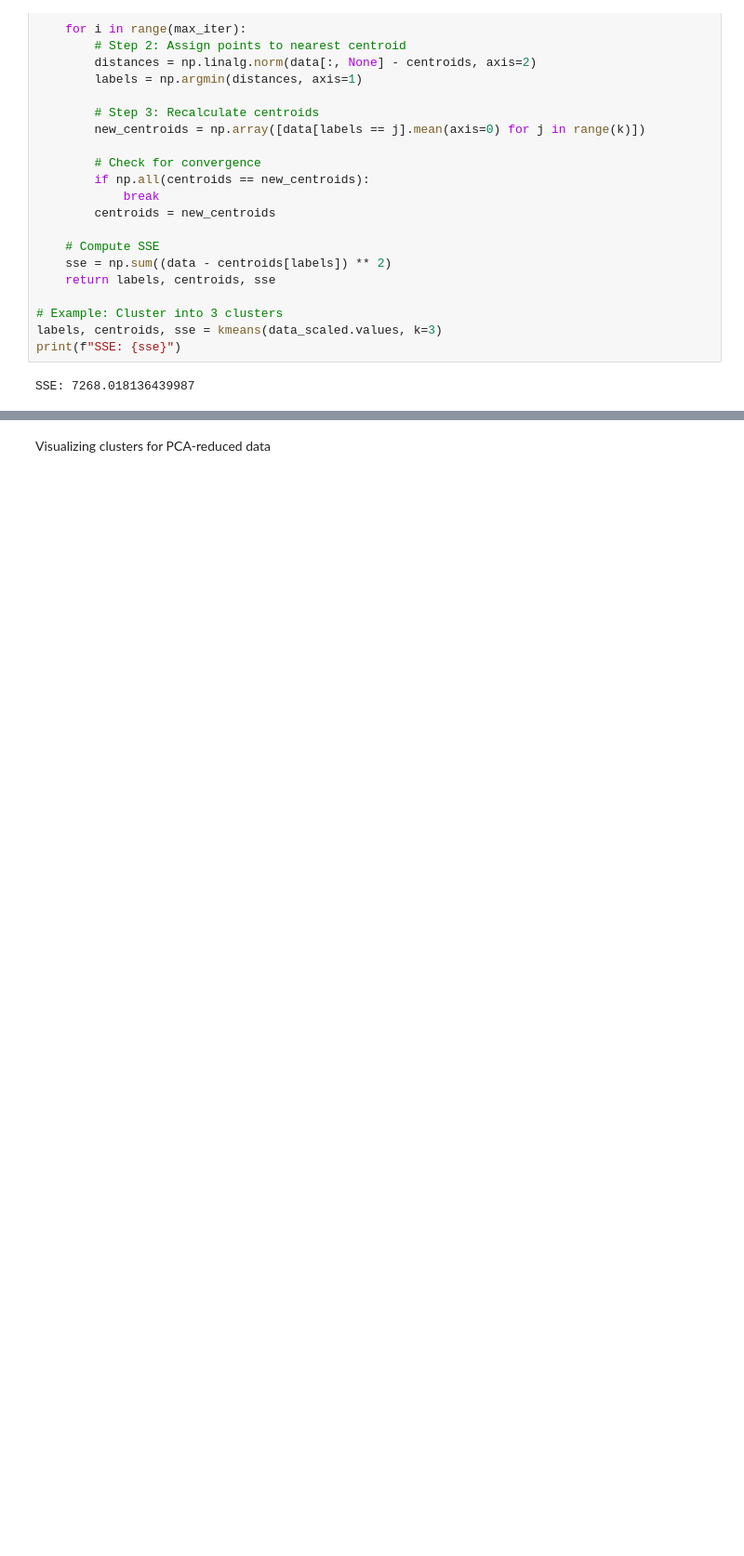
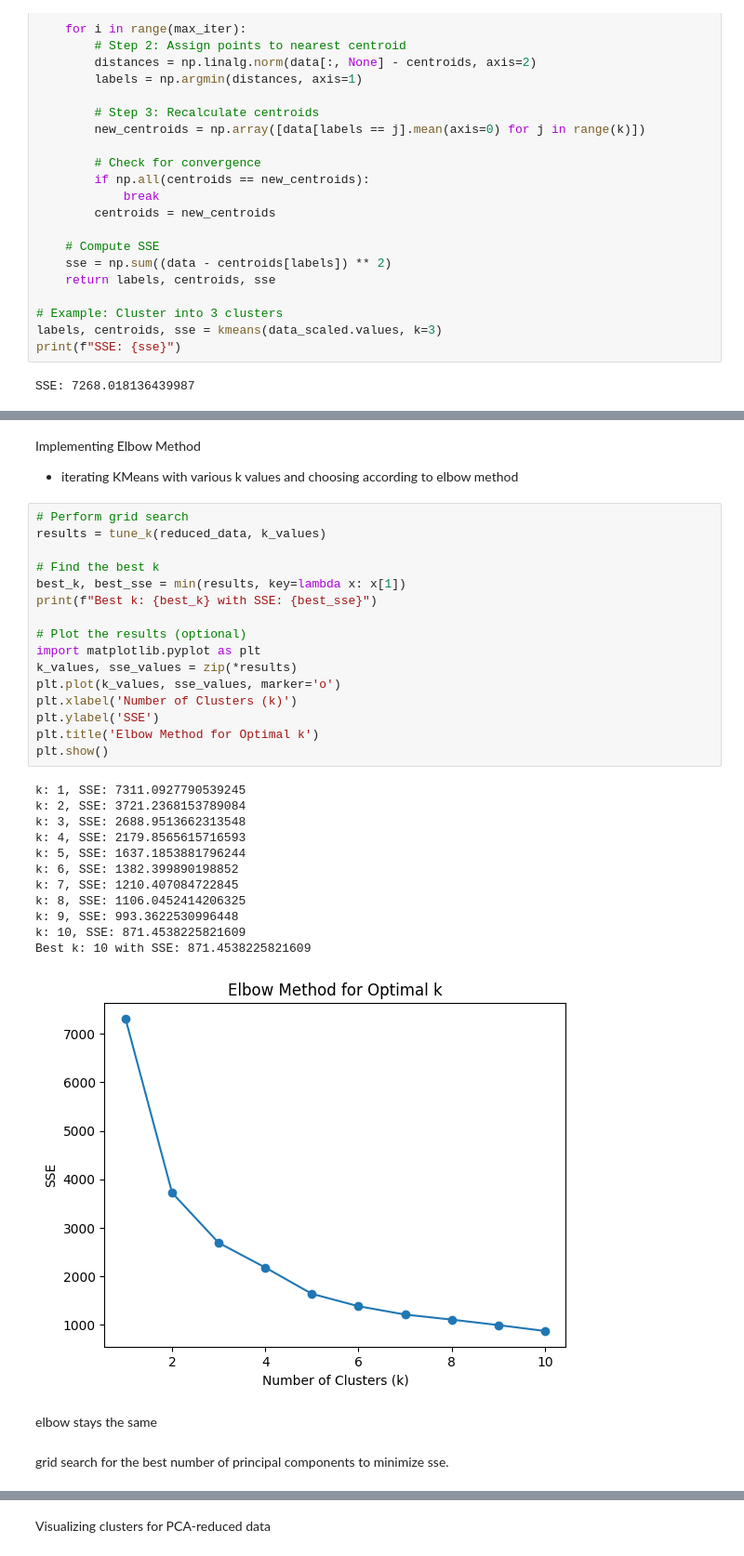
Before and after one commit to perfectdude719/machine_learning, a Jupyter notebook: assignment4/Notebook.ipynb, the cells around one changed output, grey strips where cells are left out. Shown: that part at 93% size. Drawn from its saved outputs; the diff is of its cells as text; blank space fills up the shorter version.

```diff
--- a/assignment4/Notebook.ipynb
+++ b/assignment4/Notebook.ipynb
@@ -262,0 +258,36 @@ Second Experiment: PCA + K-Means
+# %% [markdown]
+Implementing Elbow Method
+ - iterating KMeans with various k values and choosing according to elbow method
+# %%
+# Perform grid search
+results = tune_k(reduced_data, k_values)
+
+# Find the best k
+best_k, best_sse = min(results, key=lambda x: x[1])
+print(f"Best k: {best_k} with SSE: {best_sse}")
+
+# Plot the results (optional)
+import matplotlib.pyplot as plt
+k_values, sse_values = zip(*results)
+plt.plot(k_values, sse_values, marker='o')
+plt.xlabel('Number of Clusters (k)')
+plt.ylabel('SSE')
+plt.title('Elbow Method for Optimal k')
+plt.show()
+# %% [output]
+k: 1, SSE: 7311.0927790539245
+k: 2, SSE: 3721.2368153789084
+k: 3, SSE: 2688.9513662313548
+k: 4, SSE: 2179.8565615716593
+k: 5, SSE: 1637.1853881796244
+k: 6, SSE: 1382.399890198852
+k: 7, SSE: 1210.407084722845
+k: 8, SSE: 1106.0452414206325
+k: 9, SSE: 993.3622530996448
+k: 10, SSE: 871.4538225821609
+Best k: 10 with SSE: 871.4538225821609
+[figure, added]
+# %% [markdown]
+elbow stays the same
+# %% [markdown]
+grid search for the best number of principal components to minimize sse.
```
Also changed, not shown: parts of 34 cells of this notebook.
